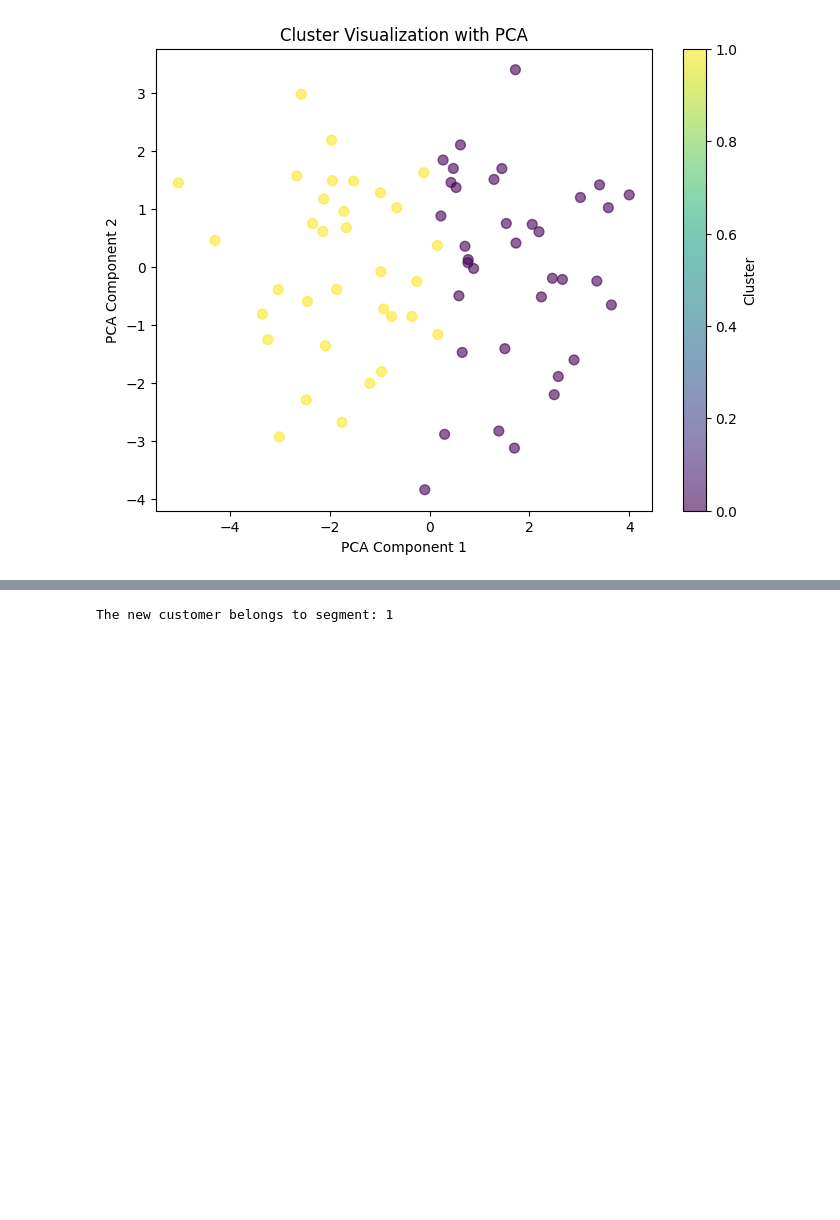
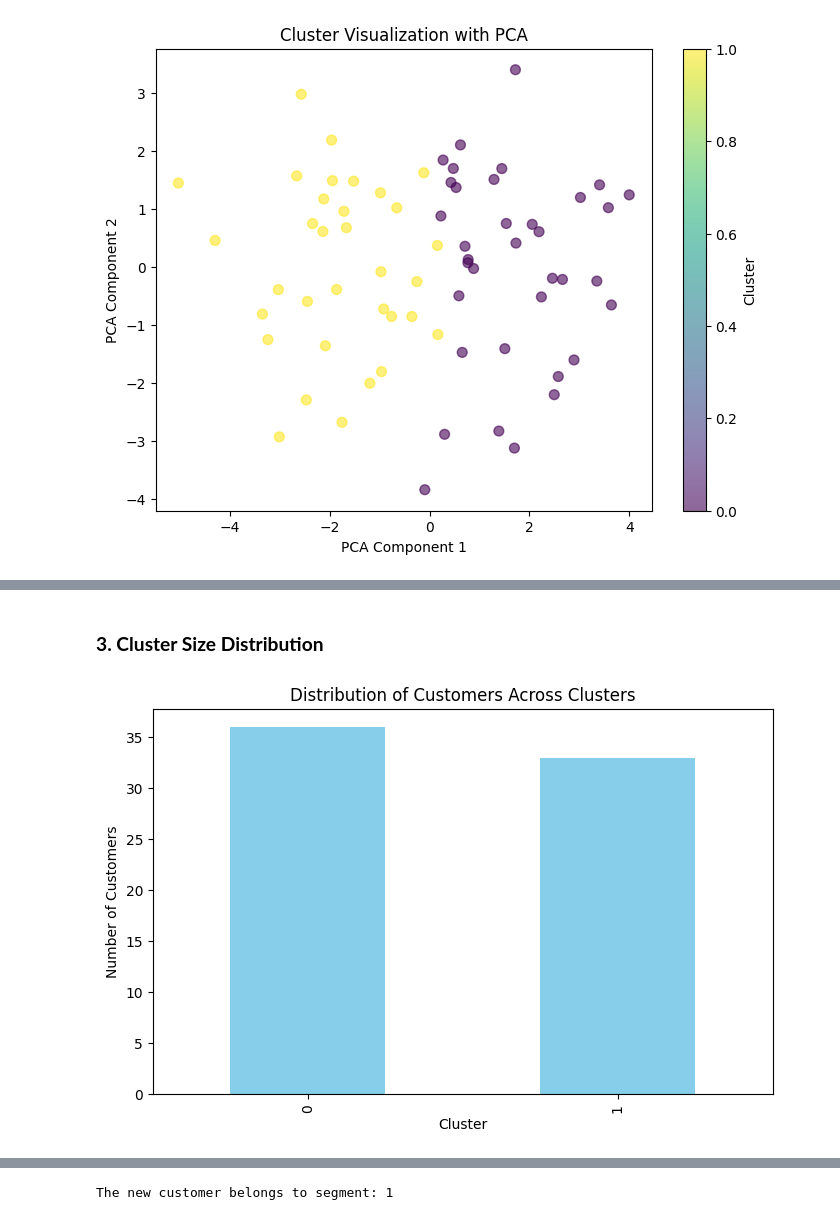
Before and after one commit to hmente/marketing-analytics-gp, a Jupyter notebook: main.ipynb, the cells around one changed output, grey strips where cells are left out. Cells and saved outputs as stored; diff of their text form; code cells hidden in the pictures; blank space fills up the shorter version.

```diff
--- a/main.ipynb
+++ b/main.ipynb
@@ -616,0 +648,11 @@ plt.show()
+# %% [markdown]
+### **3. Cluster Size Distribution**
+# %%
+plt.figure(figsize=(8, 5))
+survey_data_cleaned["Needs_Cluster"].value_counts().sort_index().plot(kind='bar', color='skyblue')
+plt.xlabel("Cluster")
+plt.ylabel("Number of Customers")
+plt.title("Distribution of Customers Across Clusters")
+plt.show()
+# %% [output]
+[figure, added]
```
Also changed, not shown: parts of 12 cells of this notebook, 2 other files.
